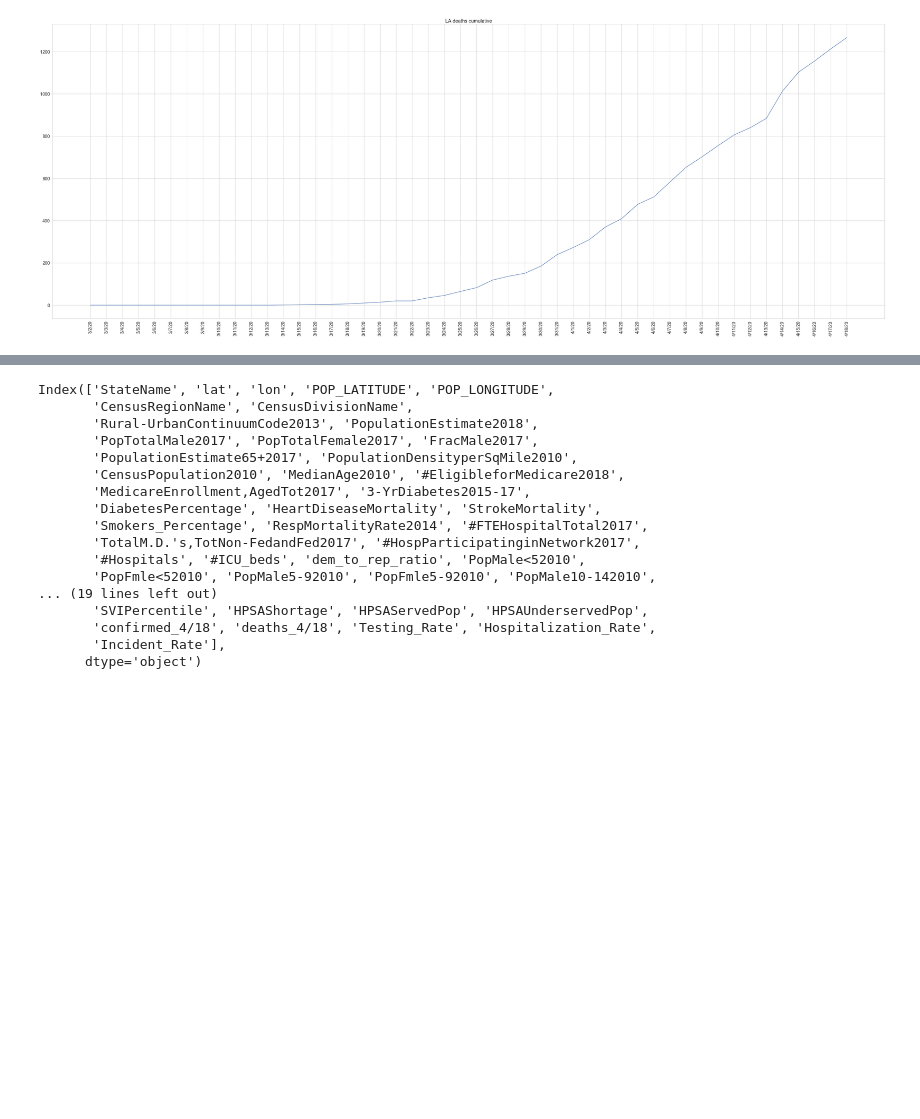
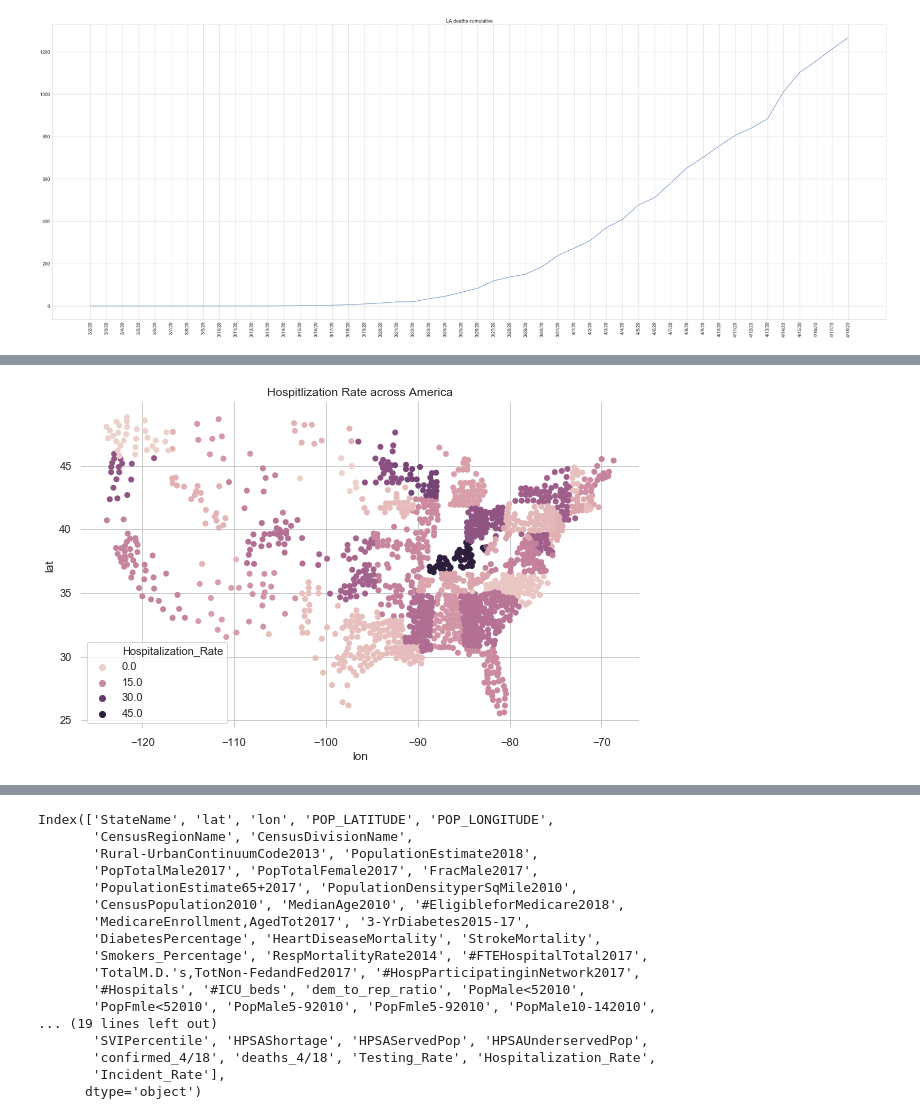
Before and after one commit to pc-1998/COVID-19-Project, a Jupyter notebook: data100-final-project/final_project.ipynb, the cells around one changed output, grey strips where cells are left out. Drawn from its saved outputs; the diff is of its cells as text; code cells hidden in the pictures; blank space fills up the shorter version.

```diff
--- a/data100-final-project/final_project.ipynb
+++ b/data100-final-project/final_project.ipynb
@@ -191,0 +198,12 @@ See the caveats in the documentation: http://pandas.pydata.org/pandas-docs/stabl
+# %%
+f, ax = plt.subplots(figsize=(10, 6))
+sns.despine(f, left=True, bottom=True)
+sns.despine(f, left=True, bottom=True)
+#ax.set(ylim=(0, 30000))
+sns.scatterplot(x="lon", y="lat",
+                hue='Hospitalization_Rate',
+                sizes=(1, 5), linewidth=0,
+                data=mapMedicalImpact, ax=ax)
+plt.title('Hospitlization Rate across America');
+# %% [output]
+[figure, added]
```
Also changed, not shown: parts of 14 cells of this notebook.
